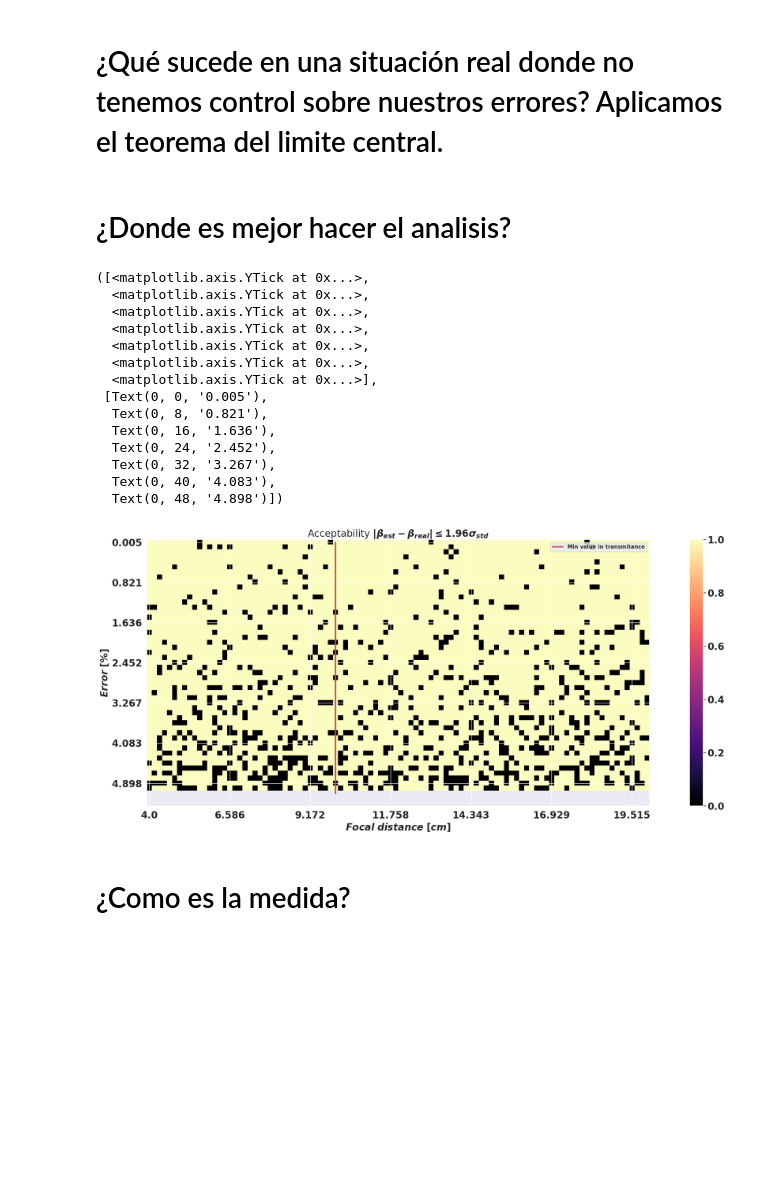
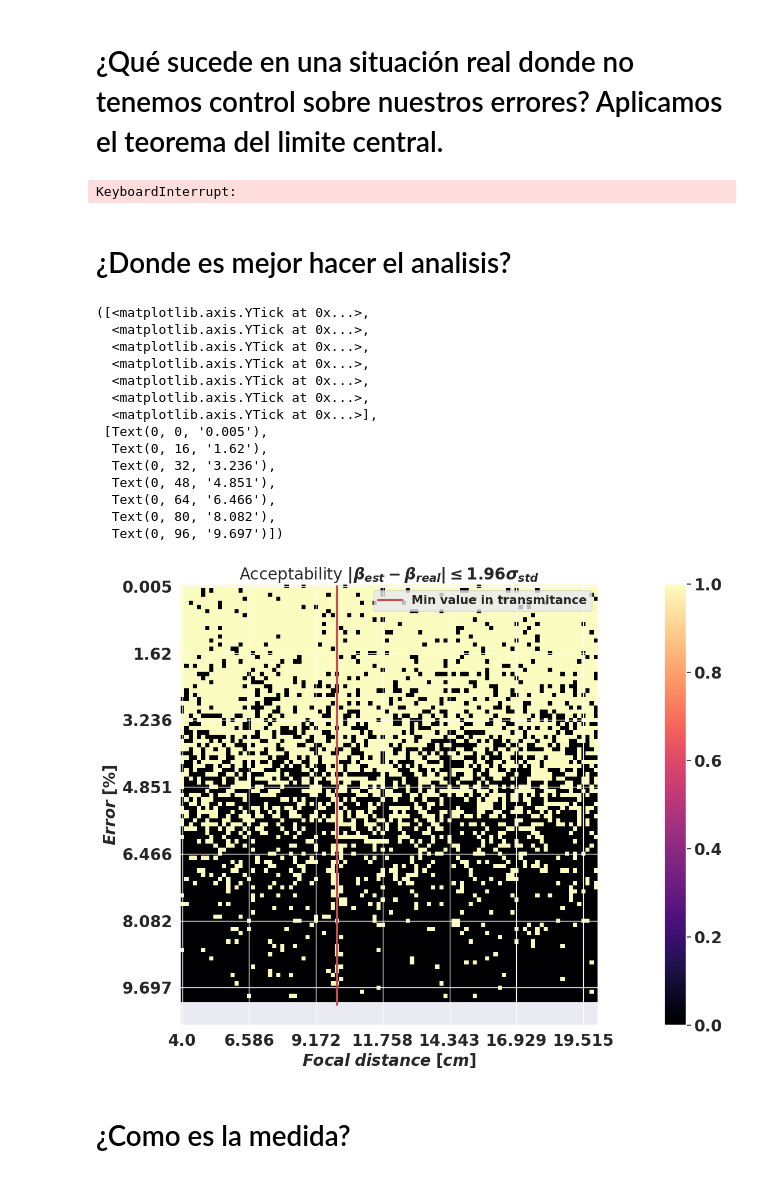
Before and after one commit to EstebanM-98/University_codes, a Jupyter notebook: TPA/TPA_accepzscan_P.ipynb, the cells around one changed output. Drawn from its saved outputs; the diff is of its cells as text; code cells hidden in the pictures; blank space fills up the shorter version.

```diff
--- a/TPA/TPA_accepzscan_P.ipynb
+++ b/TPA/TPA_accepzscan_P.ipynb
@@ -64,7 +64,7 @@ def ruido(señal,desv):
     desv: float
       Desviación estandar
     '''
-    señal_ruido=[ np.random.normal(señal[i], señal[i]*desv) for i in range(0,len(señal))]
+    señal_ruido=[np.mean(np.random.normal(señal[i], señal[i]*desv/1.96,10)) for i in range(0,len(señal))]
     return np.array(señal_ruido)
 
 def central(s,k):
@@ -167,11 +163,18 @@ El resultado muestra que sin importar el error relativo en el regimen Gaussiano,
 n=index
 desvf=[]
 muf=[]
-er_r=np.linspace(0.005,3,50) #Porcentaje de error
+decis=[]
+
+er_r=np.linspace(0.005,10,100) #Porcentaje de error
 for c in er_r:
 
-    beta_hist=np.array(dist_betas(1000,c,n))
-    (mu, sigma) = norm.fit(beta_hist)
-
-    muf.append(mu)
-    desvf.append(sigma)
+    beta_hist=np.array(dist_betas(2000,c,n))
+    d1=confirm_gauss(beta_hist)
+    decis.append(d1)
+    if confirm_gauss==1:
+        (mu, sigma) = norm.fit(beta_hist)
+        muf.append(mu)
+        desvf.append(sigma)
+    else:
+        muf.append(np.mean(beta_hist))
+        desvf.append(np.std(beta_hist,ddof=1))
@@ -210,7 +209,7 @@ plt.legend()
 # %%
 beta_med=[]
 beta_sig=[]
-er_r=np.linspace(0.005,5,50) #Porcentaje de error
+er_r=np.linspace(0.005,10,100) #Porcentaje de error
 N=1000
 final=np.zeros((len(er_r),len(focal)))
 mus=np.zeros((len(er_r),len(focal)))
@@ -231,51 +230,53 @@ for k in range(len(focal)):
         else:
 
             final[c,k]=0
+# %% [output]
+KeyboardInterrupt:
 # %% [markdown]
 # ¿Donde es mejor hacer el analisis?
 # %%
 fig = plt.figure(figsize=(30,10))
 
-er_r=np.linspace(0.005,5,50) #Porcentaje de error
+er_r=np.linspace(0.005,10,100) #Porcentaje de error
 matplotlib.rc('xtick', labelsize=20)
 matplotlib.rc('ytick', labelsize=20)
 plt.imshow(final, cmap='magma')
 plt.plot([index,index],[len(er_r),0],'r',lw=3,label='Min value in transmitance')
 plt.ylabel('$Error$ $[\%]$',fontsize=20)
 plt.xlabel('$Focal$ $distance$ $[cm]$',fontsize=20)
 plt.title(r'Acceptability $\left | \beta_{est}-\beta_{real} \right |\leq 1.96 \sigma_{std}$',fontsize=20)
-plt.legend()
+plt.legend(fontsize=15)
 plt.colorbar()
 
 nx = focal.shape[0]
 no_labels = 7 # how many labels to see on axis x
 step_x = int(nx / (no_labels - 1)) # step between consecutive labels
 x_positions = np.arange(0,nx,step_x) # pixel count at label position
 x_labels = np.round(100*focal[::step_x],3) # labels you want to see
 plt.xticks(x_positions, np.sort(x_labels),fontsize=20)
 
 
 ny = er_r.shape[0]
 no_labels = 7 # how many labels to see on axis x
 step_y = int(ny / (no_labels - 1)) # step between consecutive labels
 y_positions = np.arange(0,ny,step_y) # pixel count at label position
 y_labels = np.round(er_r[::step_y],3) # labels you want to see
 plt.yticks(y_positions, np.sort(y_labels),fontsize=20)
 # %% [output]
 ([<matplotlib.axis.YTick at 0x...>,
   <matplotlib.axis.YTick at 0x...>,
   <matplotlib.axis.YTick at 0x...>,
   <matplotlib.axis.YTick at 0x...>,
   <matplotlib.axis.YTick at 0x...>,
   <matplotlib.axis.YTick at 0x...>,
   <matplotlib.axis.YTick at 0x...>],
  [Text(0, 0, '0.005'),
-  Text(0, 8, '0.821'),
-  Text(0, 16, '1.636'),
-  Text(0, 24, '2.452'),
-  Text(0, 32, '3.267'),
-  Text(0, 40, '4.083'),
-  Text(0, 48, '4.898')])
+  Text(0, 16, '1.62'),
+  Text(0, 32, '3.236'),
+  Text(0, 48, '4.851'),
+  Text(0, 64, '6.466'),
+  Text(0, 80, '8.082'),
+  Text(0, 96, '9.697')])
-[figure, old version]
+[figure, new version]
 # %% [markdown]
 # ¿Como es la medida?
```
Also changed, not shown: parts of 15 cells of this notebook, 2 other files.
